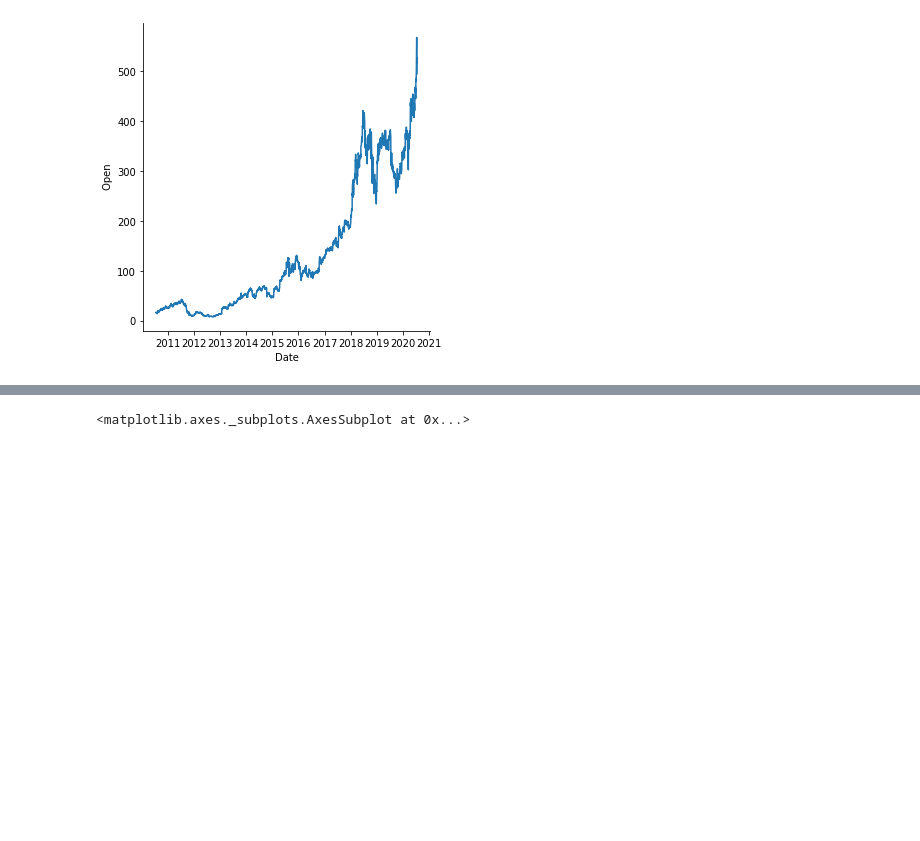
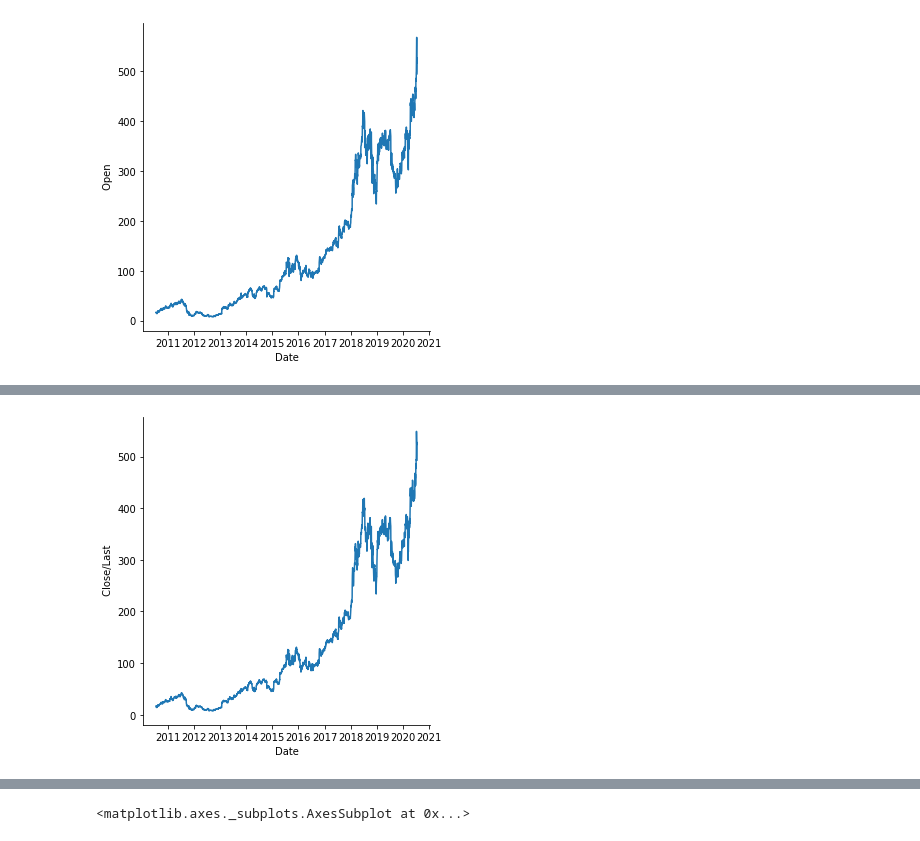
Before and after one commit to aastha985/Netflix-stock-prices-visualization, a Jupyter notebook: Visualization.ipynb, the cells around one changed output, grey strips where cells are left out. Cells and saved outputs as stored; diff of their text form; code cells hidden in the pictures; blank space fills up the shorter version.

```diff
--- a/Visualization.ipynb
+++ b/Visualization.ipynb
@@ -52,0 +55,4 @@ a_plot=sns.relplot(x="Date", y=" Open", data=df,kind='line',sort=False);
+# %%
+a_plot=sns.relplot(x="Date", y=" Close/Last", data=df,kind='line',sort=False);
+# %% [output]
+[figure, added]
```
Also changed, not shown: parts of 17 cells of this notebook.
